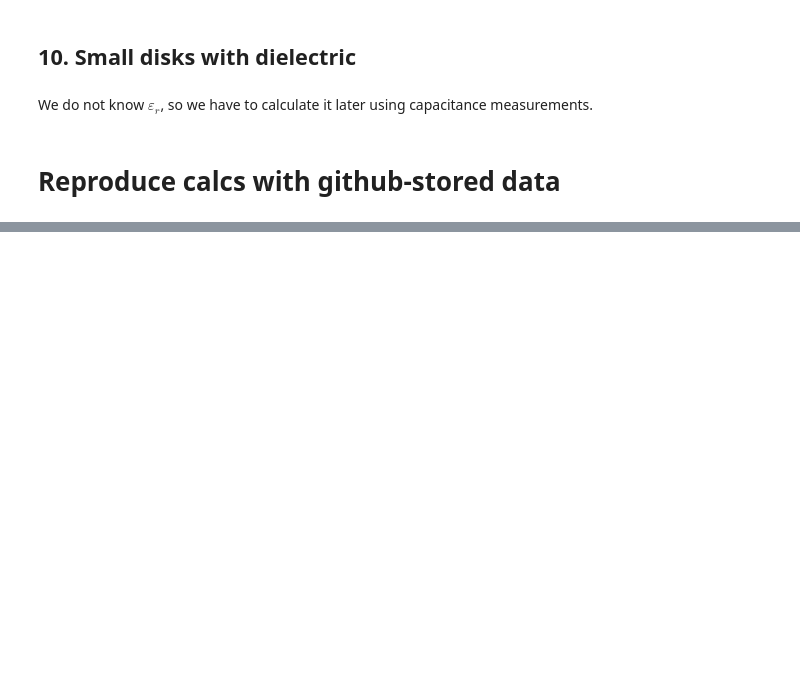
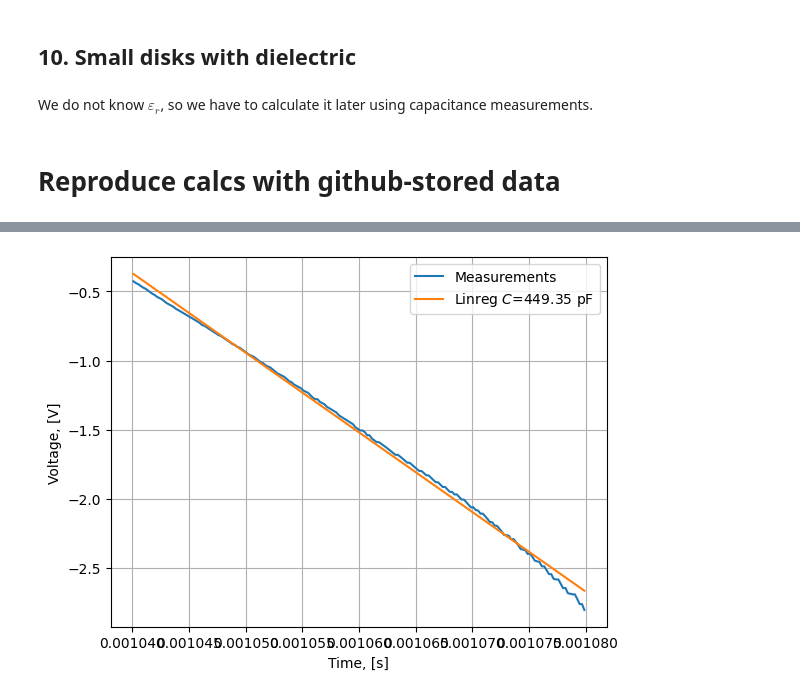
Before and after one commit to evgeny-kolonsky/Lab2_Capacitors, a Jupyter notebook: Lab2_Capacitor.ipynb, the cells around one changed output, grey strips where cells are left out. Saved outputs shown, nothing was run; the diff lists cells and outputs as text; code cells hidden in the pictures; blank space fills up the shorter version.

```diff
--- a/Lab2_Capacitor.ipynb
+++ b/Lab2_Capacitor.ipynb
@@ -456,0 +501,4 @@ ex = Experiment('C01', size=260, side='A', option=1, trace_num=0)
+# %%
+ex.Calculate_tau()
+# %% [output]
+[figure, added]
```
Also changed, not shown: parts of 10 cells of this notebook.
